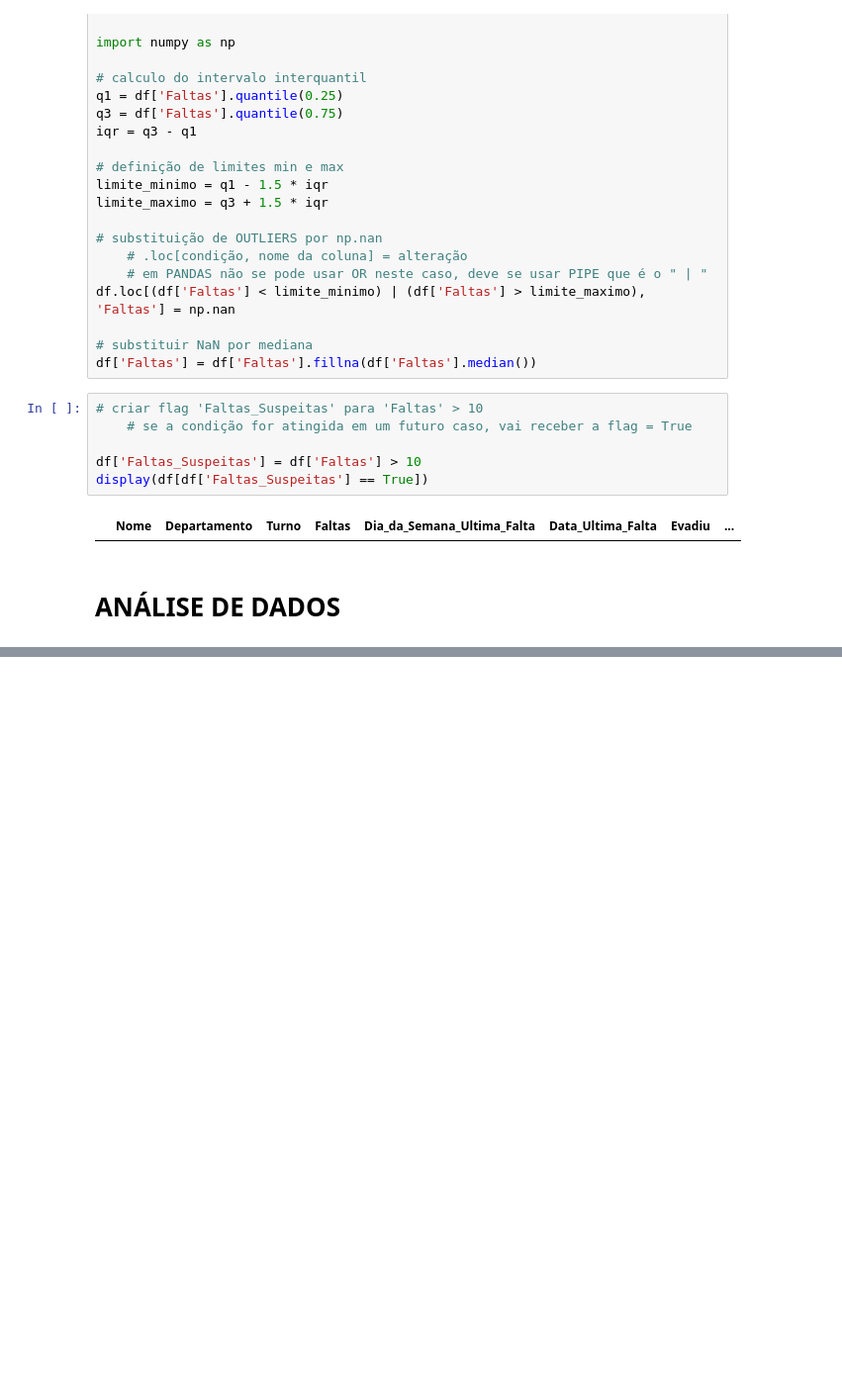
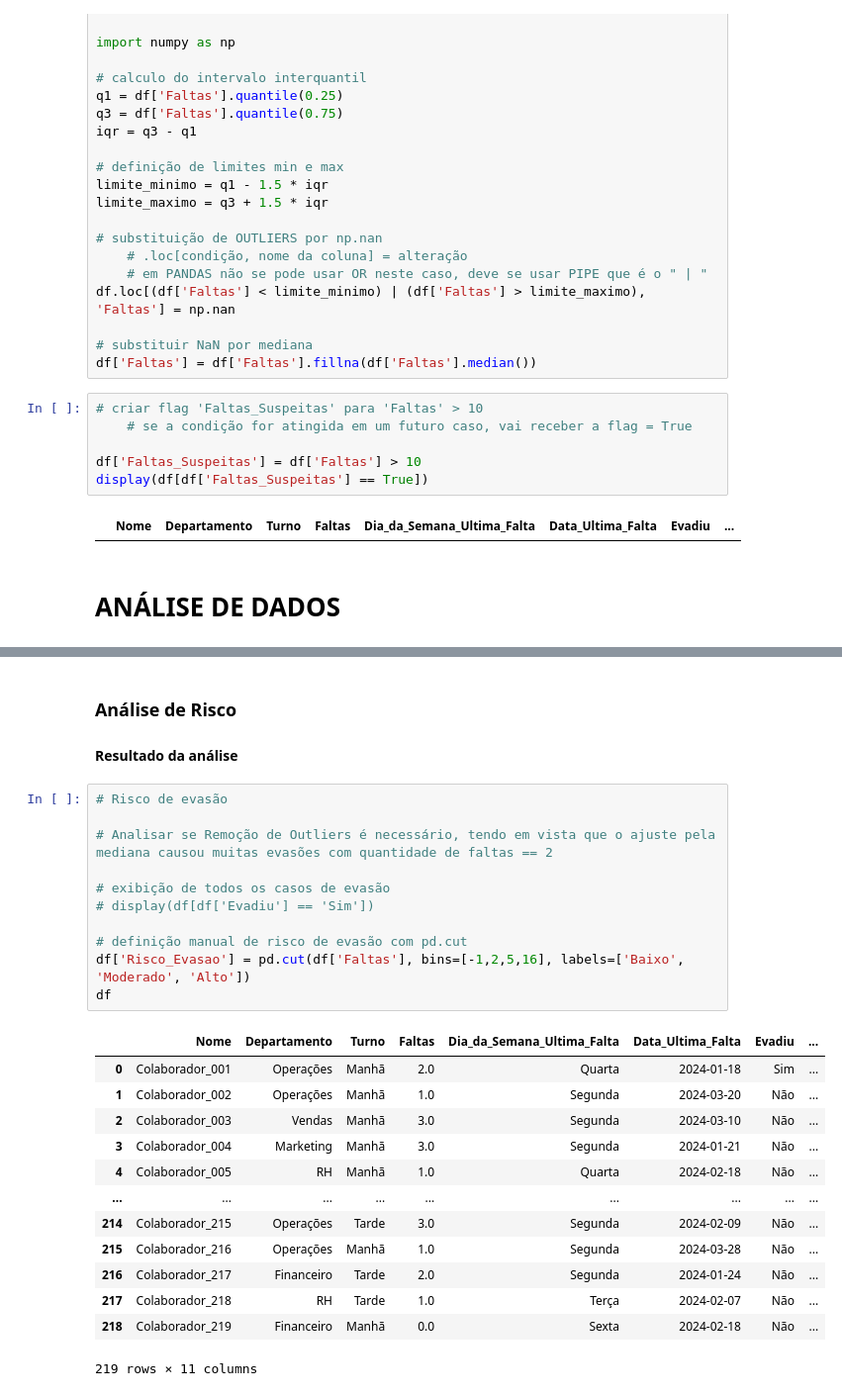
Before and after one commit to IIIgorMoura/PY-tratamento_analise_dados2, a Jupyter notebook: main.ipynb, the cells around one changed output, grey strips where cells are left out. Shown at 99% size. Drawn from its saved outputs; the diff is of its cells as text; blank space fills up the shorter version.

```diff
--- a/main.ipynb
+++ b/main.ipynb
@@ -247,0 +382,28 @@ display(df[df['Faltas_Suspeitas'] == True])
+# %% [markdown]
+### Análise de Risco
+#### Resultado da análise
+# %%
+# Risco de evasão
+
+# Analisar se Remoção de Outliers é necessário, tendo em vista que o ajuste pela mediana causou muitas evasões com quantidade de faltas == 2
+
+# exibição de todos os casos de evasão
+# display(df[df['Evadiu'] == 'Sim'])
+
+# definição manual de risco de evasão com pd.cut
+df['Risco_Evasao'] = pd.cut(df['Faltas'], bins=[-1,2,5,16], labels=['Baixo', 'Moderado', 'Alto'])
+df
+# %% [output]
+|  | Nome | Departamento | Turno | Faltas | Dia_da_Semana_Ultima_Falta | Data_Ultima_Falta | Evadiu | ... |
+| 0 | Colaborador_001 | Operações | Manhã | 2.0 | Quarta | 2024-01-18 | Sim | ... |
+| 1 | Colaborador_002 | Operações | Manhã | 1.0 | Segunda | 2024-03-20 | Não | ... |
+| 2 | Colaborador_003 | Vendas | Manhã | 3.0 | Segunda | 2024-03-10 | Não | ... |
+| 3 | Colaborador_004 | Marketing | Manhã | 3.0 | Segunda | 2024-01-21 | Não | ... |
+| 4 | Colaborador_005 | RH | Manhã | 1.0 | Quarta | 2024-02-18 | Não | ... |
+| ... | ... | ... | ... | ... | ... | ... | ... | ... |
+| 214 | Colaborador_215 | Operações | Tarde | 3.0 | Segunda | 2024-02-09 | Não | ... |
+| 215 | Colaborador_216 | Operações | Manhã | 1.0 | Segunda | 2024-03-28 | Não | ... |
+| 216 | Colaborador_217 | Financeiro | Tarde | 2.0 | Segunda | 2024-01-24 | Não | ... |
+| 217 | Colaborador_218 | RH | Tarde | 1.0 | Terça | 2024-02-07 | Não | ... |
+| 218 | Colaborador_219 | Financeiro | Manhã | 0.0 | Sexta | 2024-02-18 | Não | ... |
+219 rows × 11 columns
```
Also changed, not shown: parts of 8 cells of this notebook.
